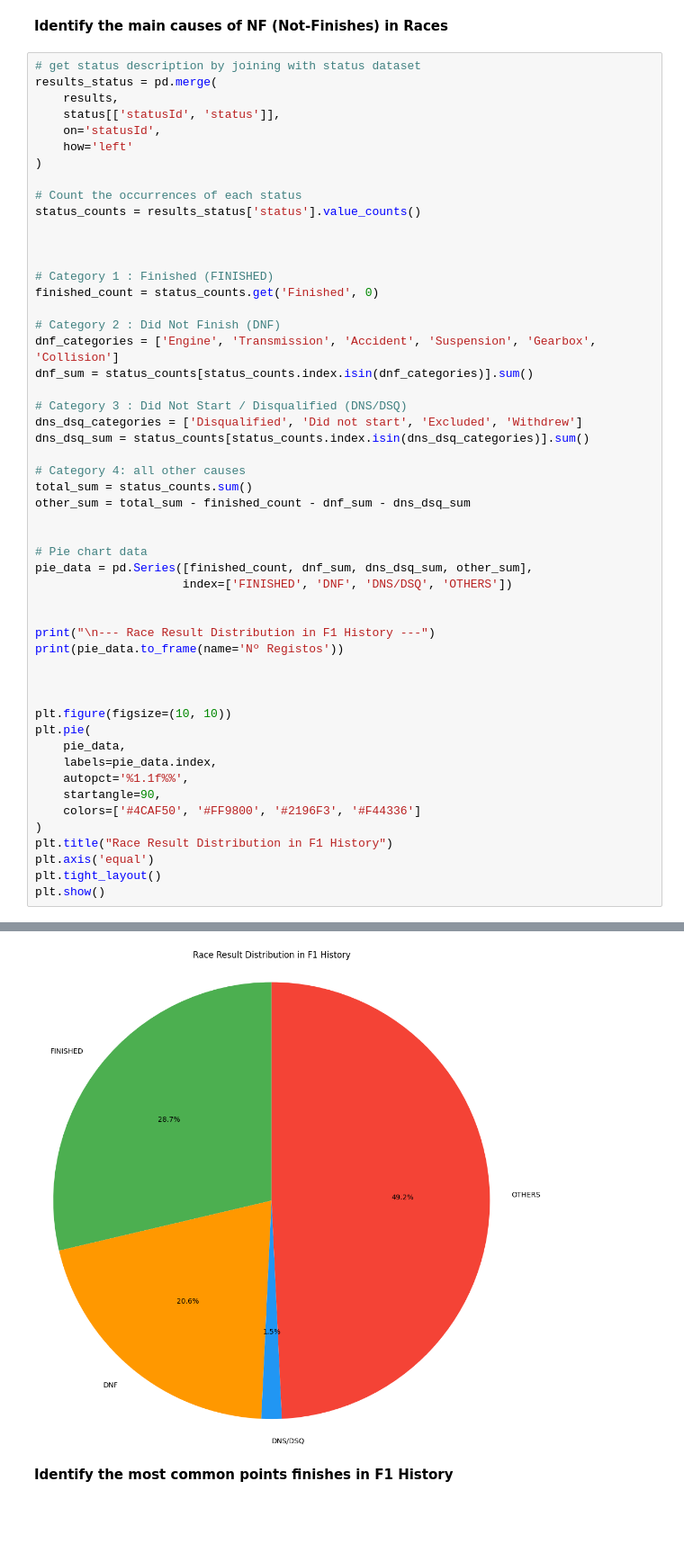
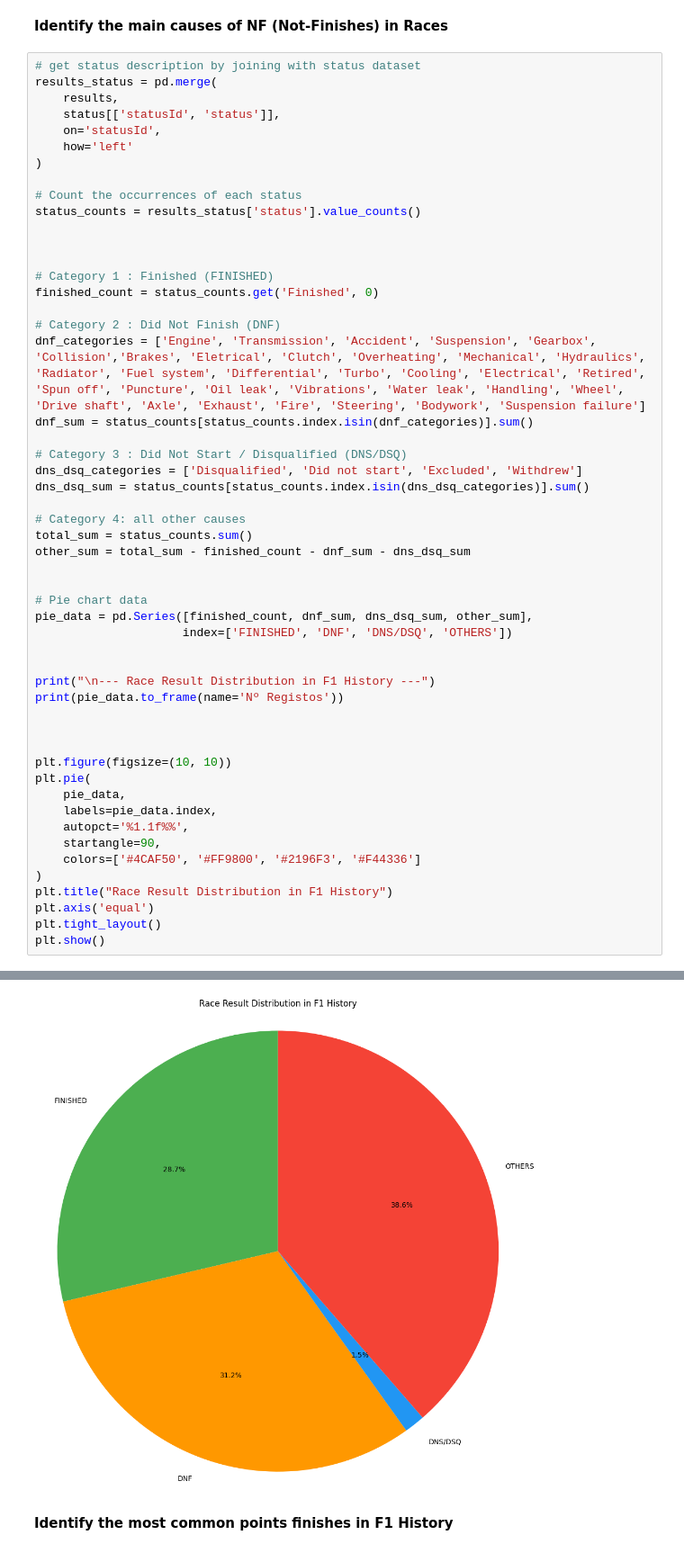
Before and after one commit to rodrigocastro27/IA25_P02_G3, a Jupyter notebook: Trabalho2/Notebook_P02_Introduction&EDA.ipynb, the cells around one changed output, grey strips where cells are left out. Shown at 90% size. Drawn from its saved outputs; the diff is of its cells as text; blank space fills up the shorter version.

```diff
--- a/Trabalho2/Notebook_P02_Introduction&EDA.ipynb
+++ b/Trabalho2/Notebook_P02_Introduction&EDA.ipynb
@@ -1535,7 +1555,7 @@ status_counts = results_status['status'].value_counts()
 finished_count = status_counts.get('Finished', 0)
 
 # Category 2 : Did Not Finish (DNF)
-dnf_categories = ['Engine', 'Transmission', 'Accident', 'Suspension', 'Gearbox', 'Collision']
+dnf_categories = ['Engine', 'Transmission', 'Accident', 'Suspension', 'Gearbox', 'Collision','Brakes', 'Eletrical', 'Clutch', 'Overheating', 'Mechanical', 'Hydraulics', 'Radiator', 'Fuel system', 'Differential', 'Turbo', 'Cooling', 'Electrical', 'Retired', 'Spun off', 'Puncture', 'Oil leak', 'Vibrations', 'Water leak', 'Handling', 'Wheel', 'Drive shaft', 'Axle', 'Exhaust', 'Fire', 'Steering', 'Bodywork', 'Suspension failure']
 dnf_sum = status_counts[status_counts.index.isin(dnf_categories)].sum()
 
 # Category 3 : Did Not Start / Disqualified (DNS/DSQ)
@@ -1579,4 +1599,4 @@ OTHERS          13178
-[figure, old version]
+[figure, new version]
 # %% [markdown]
 **Identify the most common points finishes in F1 History**
 # %%
```
Also changed, not shown: parts of 20 cells of this notebook.
